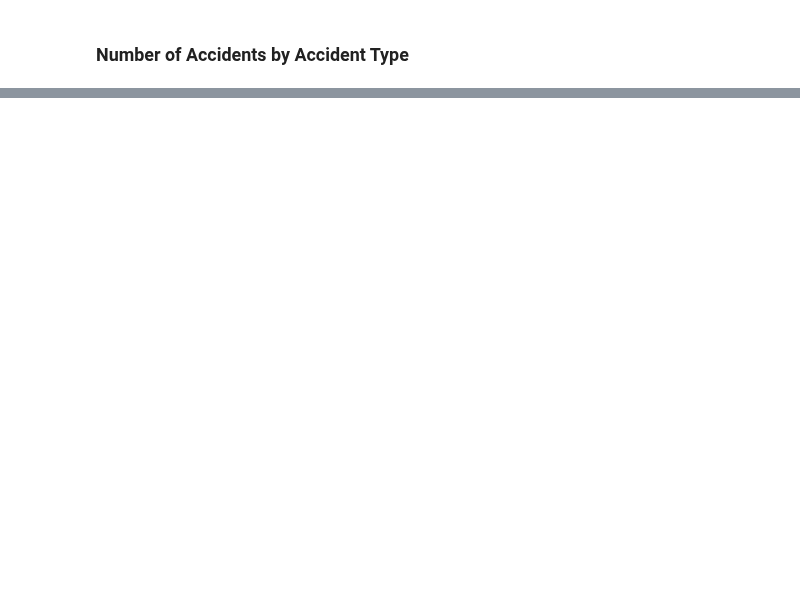
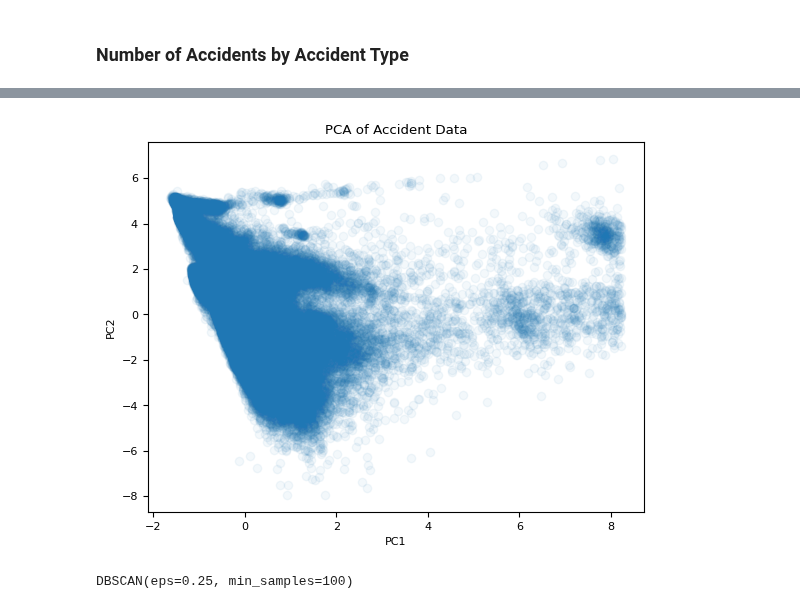
Before and after one commit to ndahlinuvm/Train-Derailment-287Project, a Jupyter notebook: visualization.ipynb, the cells around one changed output, grey strips where cells are left out. Cells and saved outputs as stored; diff of their text form; code cells hidden in the pictures; blank space fills up the shorter version.

```diff
--- a/visualization.ipynb
+++ b/visualization.ipynb
@@ -253,0 +297,25 @@ plt.show()
+# %%
+# remove outliers from data_pca
+data_pca = pd.DataFrame(data_pca)
+data_pca = data_pca[(np.abs(stats.zscore(data_pca)) < 4).all(axis=1)]
+# %%
+# graph PCA with outliers removed
+plt.scatter(data_pca[0], data_pca[1], alpha=0.05)
+plt.xlabel('PC1')
+plt.ylabel('PC2')
+plt.title('PCA of Accident Data')
+plt.show()
+# %% [output]
+[figure, added]
+# %%
+# perform cluster analysis using dbscan
+from sklearn.cluster import DBSCAN
+
+# randomly sample 10% of the data
+data_pca_sample = data_pca.sample(frac=0.25, random_state=1)
+
+# 5 clusters
+dbscan = DBSCAN(eps=0.25, min_samples=100)
+dbscan.fit(data_pca_sample)
+# %% [output]
+DBSCAN(eps=0.25, min_samples=100)
```
Also changed, not shown: parts of 9 cells of this notebook, 2 other files.
